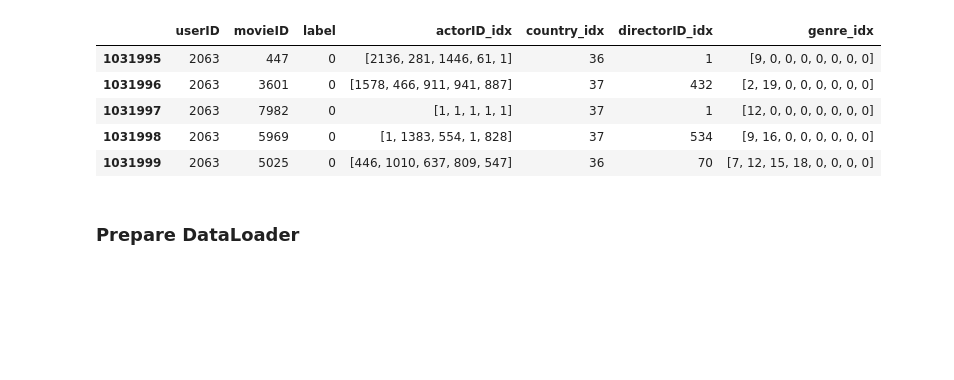
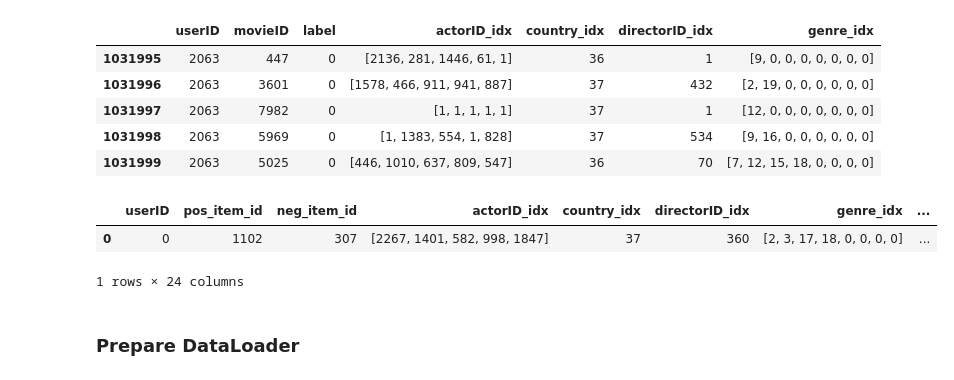
Before and after one commit to jeffery5bai/DPRecSys, a Jupyter notebook: experiments/mtdp_kgat_v2.ipynb, the cells around one changed output. Drawn from its saved outputs; the diff is of its cells as text; code cells hidden in the pictures; blank space fills up the shorter version.

```diff
--- a/experiments/mtdp_kgat_v2.ipynb
+++ b/experiments/mtdp_kgat_v2.ipynb
@@ -228,6 +240,12 @@ Num of interactions: 2064(users) * 500(items) = 1032000
 | 1031997 | 2063 | 7982 | 0 | [1, 1, 1, 1, 1] | 37 | 1 | [12, 0, 0, 0, 0, 0, 0, 0] |
 | 1031998 | 2063 | 5969 | 0 | [1, 1383, 554, 1, 828] | 37 | 534 | [9, 16, 0, 0, 0, 0, 0, 0] |
 | 1031999 | 2063 | 5025 | 0 | [446, 1010, 637, 809, 547] | 36 | 70 | [7, 12, 15, 18, 0, 0, 0, 0] |
+# %%
+train_triplet_with_dps_df.head(1)
+# %% [output]
+|  | userID | pos_item_id | neg_item_id | actorID_idx | country_idx | directorID_idx | genre_idx | ... |
+| 0 | 0 | 1102 | 307 | [2267, 1401, 582, 998, 1847] | 37 | 360 | [2, 3, 17, 18, 0, 0, 0, 0] | ... |
+1 rows × 24 columns
 # %% [markdown]
 ### Prepare DataLoader
 # %%
```
Also changed, not shown: parts of 8 cells of this notebook, 3 other files.
